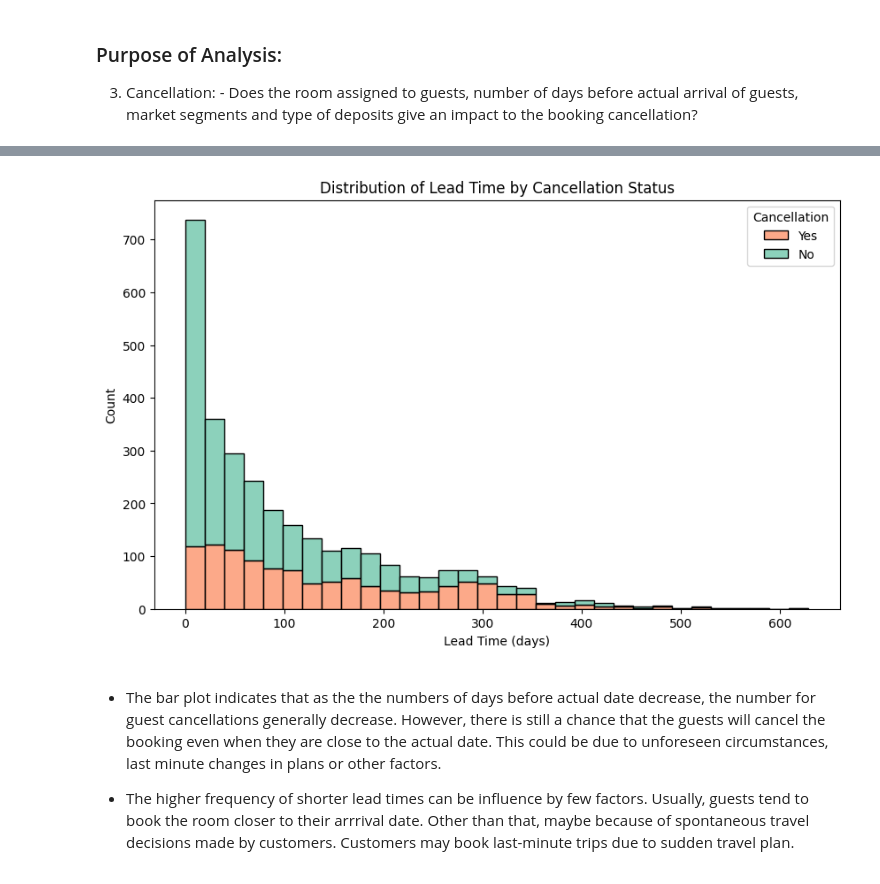
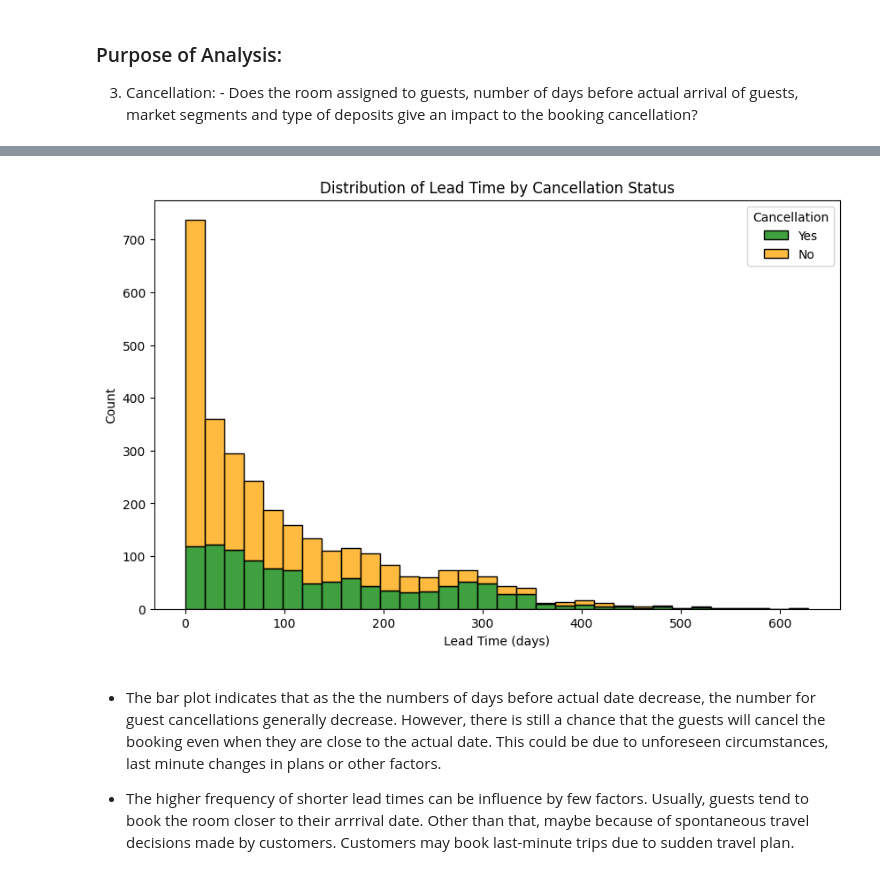
Before and after one commit to aliaghafur/P146222-_Project2, a Jupyter notebook: _P146222__Project_2_Hotel_Analysis_SEM1_20242025_20250126.ipynb, the cells around one changed output, grey strips where cells are left out. Saved outputs shown, nothing was run; the diff lists cells and outputs as text; code cells hidden in the pictures.

```diff
--- a/_P146222__Project_2_Hotel_Analysis_SEM1_20242025_20250126.ipynb
+++ b/_P146222__Project_2_Hotel_Analysis_SEM1_20242025_20250126.ipynb
@@ -659,16 +656,15 @@ plt.show()
 # %%
 # lead_time' vs 'is_canceled'
 plt.figure(figsize=(10, 6))
 sns.histplot(data=merged_df, x='lead_time', hue='is_canceled',
-             palette='Set2', multiple='stack')
+             palette={0: "orange", 1: "green"}, multiple='stack')
 plt.title('Distribution of Lead Time by Cancellation Status')
 plt.xlabel('Lead Time (days)')
 plt.ylabel('Count')
 plt.legend(title='Cancellation', labels= ['Yes', 'No'])
 plt.show()
-#
 # %% [output]
-[figure, old version]
+[figure, new version]
 # %% [markdown]
 - The bar plot indicates that as the the numbers of days before actual date decrease, the number for guest cancellations generally decrease. However, there is still a chance that the guests will cancel the booking even when they are close to the actual date. This could be due to unforeseen circumstances, last minute changes in plans or other factors.
 
```
Also changed, not shown: parts of 8 cells of this notebook.
